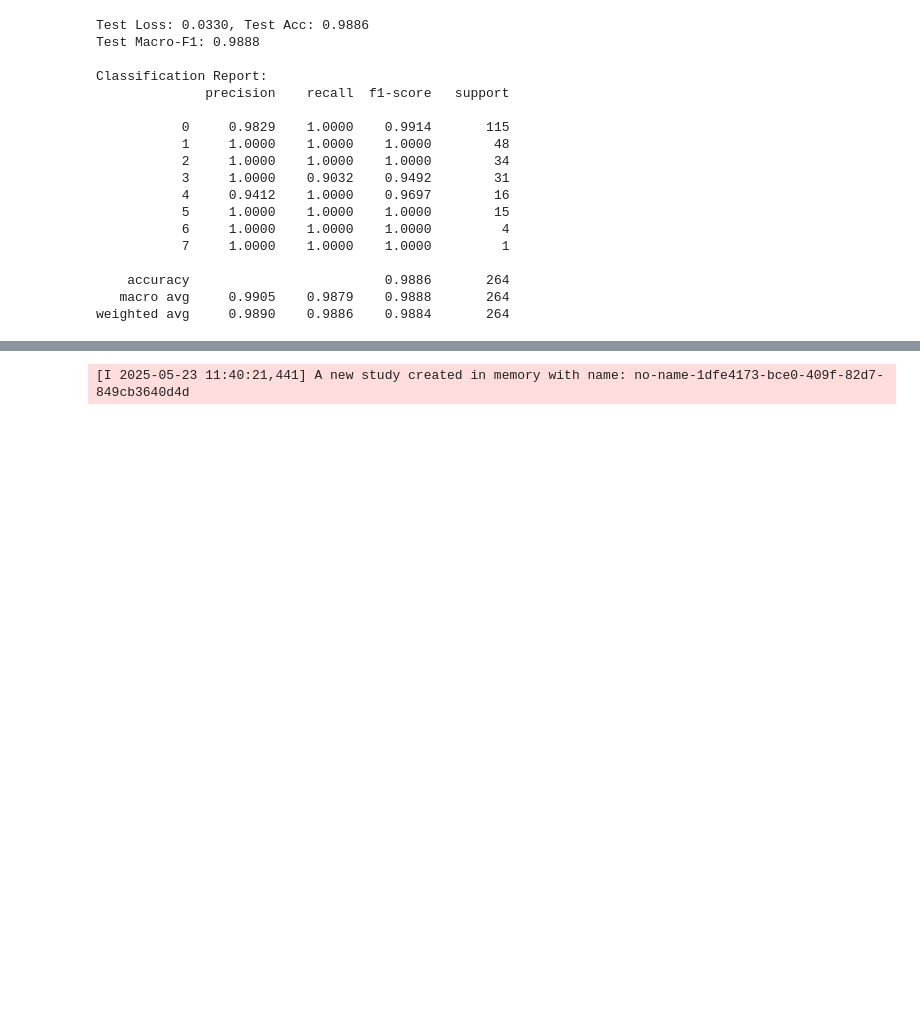
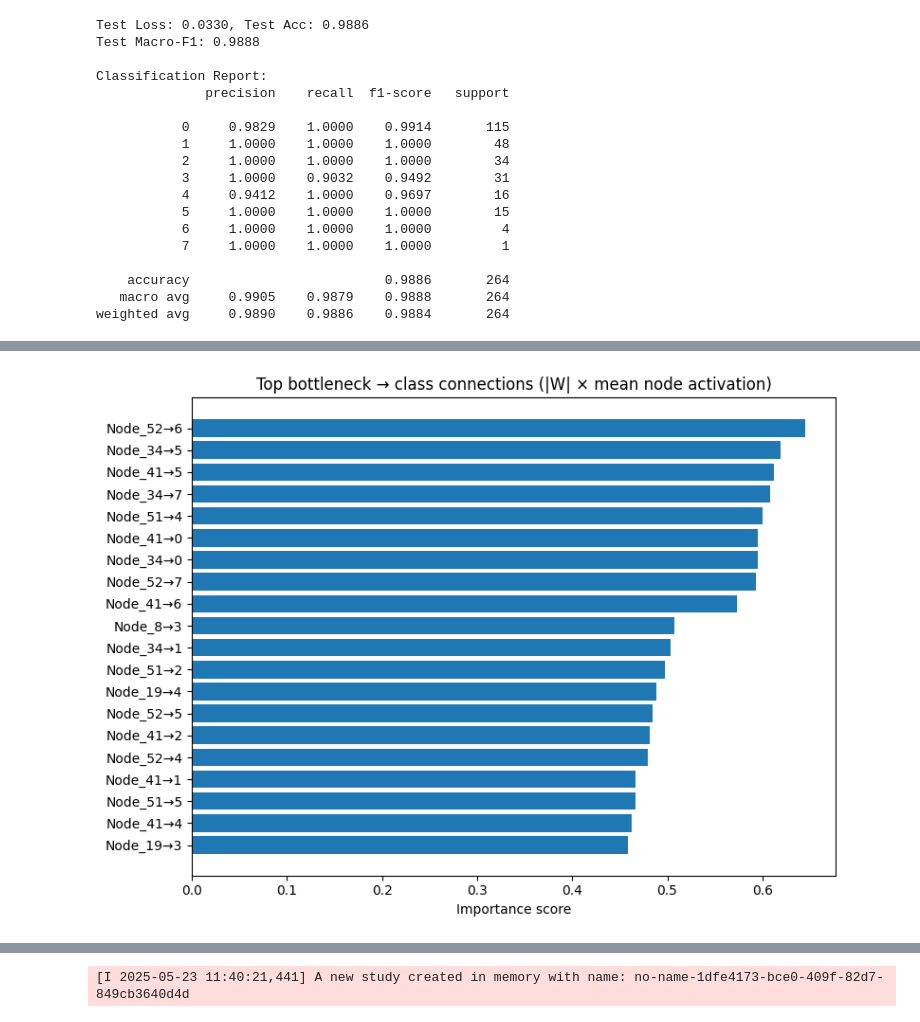
Before and after one commit to Sally332/MM-KPNN-Neural-Network, a Jupyter notebook: scripts/Pipeline_mm-kpnn.ipynb, the cells around one changed output, grey strips where cells are left out. Cells and saved outputs as stored; diff of their text form; code cells hidden in the pictures; blank space fills up the shorter version.

```diff
--- a/scripts/Pipeline_mm-kpnn.ipynb
+++ b/scripts/Pipeline_mm-kpnn.ipynb
@@ -688,0 +884,40 @@ data = build_data_multiomic(
+# %%
+#11.2 Bottleneck → Class Connection Importance (fc weights)
+
+import numpy as np
+import pandas as pd
+import matplotlib.pyplot as plt
+
+# Final linear layer
+fc = model.fc  # (64 -> 8)
+W = fc.weight.detach().cpu().numpy()    # [n_classes, 64]
+
+# Use mean node activation (from Cell A) to weight connections
+mean_node_act = heat.mean(axis=1).values  # [64]
+scores = np.abs(W) * mean_node_act[None, :]   # [n_classes, 64]
+
+# Build ranked table "Node_j → Class_c"
+classes = [str(c) for c in heat.columns]   # use your class names here if available
+nodes = list(heat.index)                   # Node_0..Node_63
+
+records = []
+for c_idx, c_name in enumerate(classes):
+    for j, node_name in enumerate(nodes):
+        records.append((f"{node_name}→{c_name}", scores[c_idx, j]))
+
+top = (pd.DataFrame(records, columns=["edge","importance"])
+       .sort_values("importance", ascending=False)
+       .head(20))
+
+plt.figure(figsize=(8,6))
+plt.barh(top["edge"][::-1], top["importance"][::-1])
+plt.title("Top bottleneck → class connections (|W| × mean node activation)")
+plt.xlabel("Importance score")
+plt.tight_layout()
+plt.show()
+
+# Rationale:
+#  • Identify which bottleneck nodes contribute most strongly to each class via the final linear layer weights.
+#  • Reflects how the network translates latent biological programs into class decisions.
+# %% [output]
+[figure, added]
```
Also changed, not shown: parts of 22 cells of this notebook, 1 other file.
